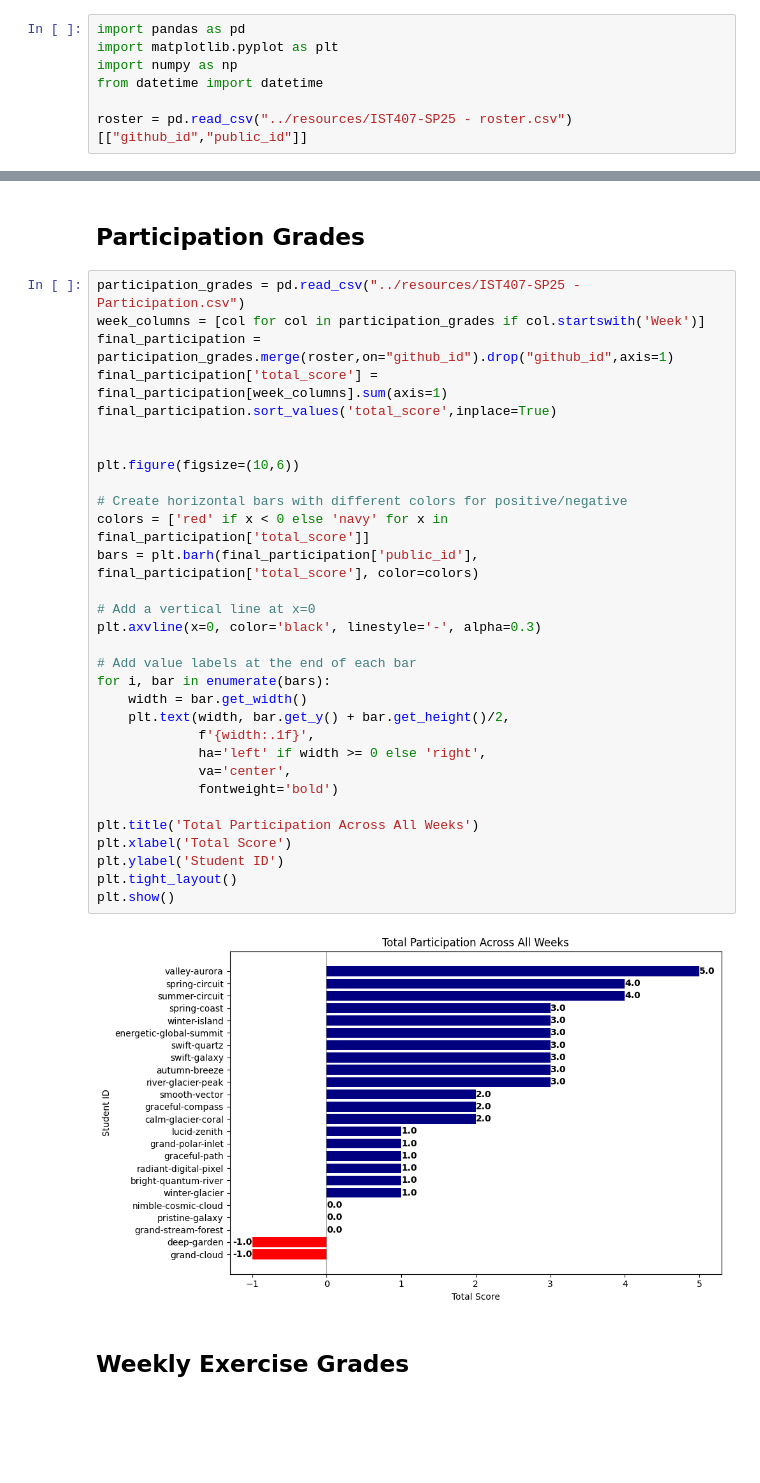
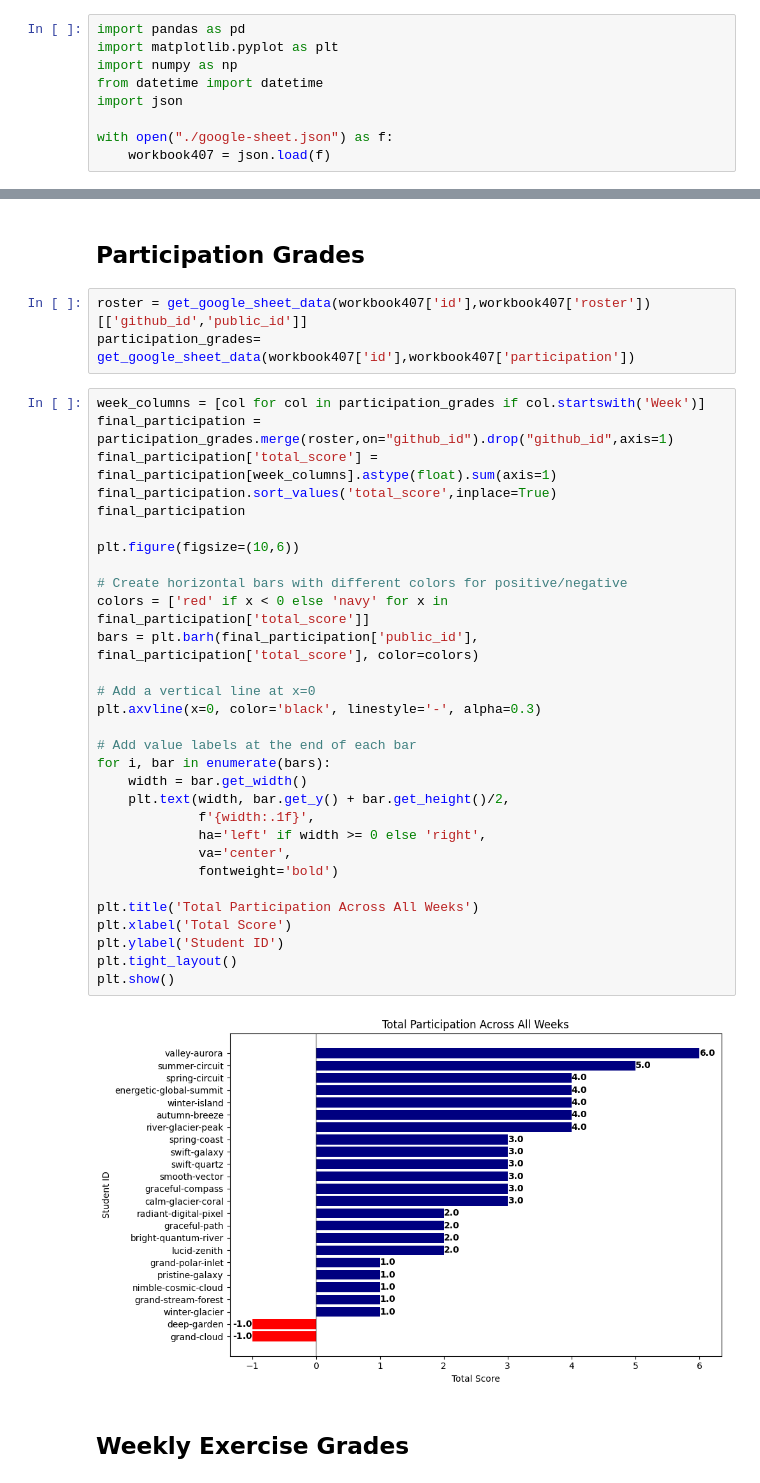
Before and after one commit to SU-IST407-SP25/student-grades, a Jupyter notebook: grade-overview.ipynb, the cells around one changed output, grey strips where cells are left out. Saved outputs shown, nothing was run; the diff lists cells and outputs as text; blank space fills up the shorter version.

Commit message:
Updating student grades

```diff
--- a/grade-overview.ipynb
+++ b/grade-overview.ipynb
@@ -3,8 +72,10 @@ import pandas as pd
 import matplotlib.pyplot as plt
 import numpy as np
 from datetime import datetime
+import json
 
-roster = pd.read_csv("../resources/IST407-SP25 - roster.csv")[["github_id","public_id"]]
+with open("./google-sheet.json") as f:
+    workbook407 = json.load(f)
 # %% [markdown]
 # IST407 Grades
 # %%
@@ -15,38 +87,40 @@ Last update: 2025-01-29
 # %% [markdown]
 ## Participation Grades
+# %%
+roster = get_google_sheet_data(workbook407['id'],workbook407['roster'])[['github_id','public_id']]
+participation_grades= get_google_sheet_data(workbook407['id'],workbook407['participation'])
 # %%
-participation_grades = pd.read_csv("../resources/IST407-SP25 - Participation.csv")
 week_columns = [col for col in participation_grades if col.startswith('Week')]
 final_participation = participation_grades.merge(roster,on="github_id").drop("github_id",axis=1)
-final_participation['total_score'] = final_participation[week_columns].sum(axis=1)
+final_participation['total_score'] = final_participation[week_columns].astype(float).sum(axis=1)
 final_participation.sort_values('total_score',inplace=True)
-
+final_participation
 
 plt.figure(figsize=(10,6))
 
 # Create horizontal bars with different colors for positive/negative
 colors = ['red' if x < 0 else 'navy' for x in final_participation['total_score']]
 bars = plt.barh(final_participation['public_id'], final_participation['total_score'], color=colors)
 
 # Add a vertical line at x=0
 plt.axvline(x=0, color='black', linestyle='-', alpha=0.3)
 
 # Add value labels at the end of each bar
 for i, bar in enumerate(bars):
     width = bar.get_width()
     plt.text(width, bar.get_y() + bar.get_height()/2,
              f'{width:.1f}',
              ha='left' if width >= 0 else 'right',
              va='center',
              fontweight='bold')
 
 plt.title('Total Participation Across All Weeks')
 plt.xlabel('Total Score')
 plt.ylabel('Student ID')
 plt.tight_layout()
 plt.show()
 # %% [output]
-[figure, old version]
+[figure, new version]
 # %% [markdown]
 ## Weekly Exercise Grades
 # %%
```
Also changed, not shown: parts of 5 cells of this notebook, 1 other file.
